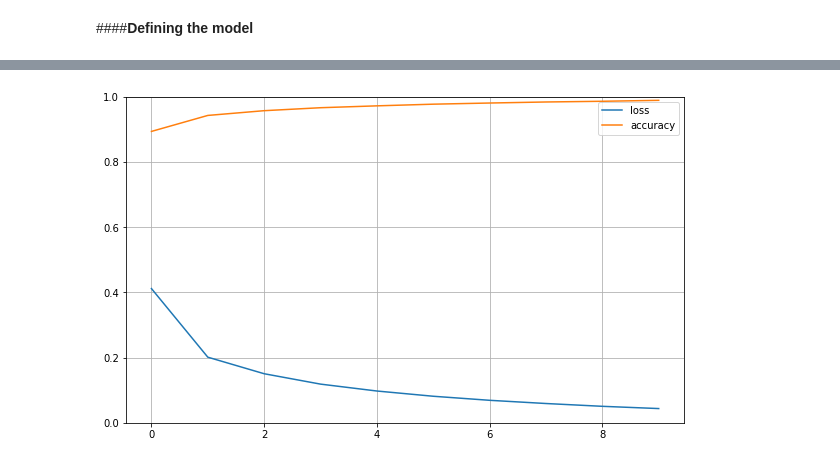
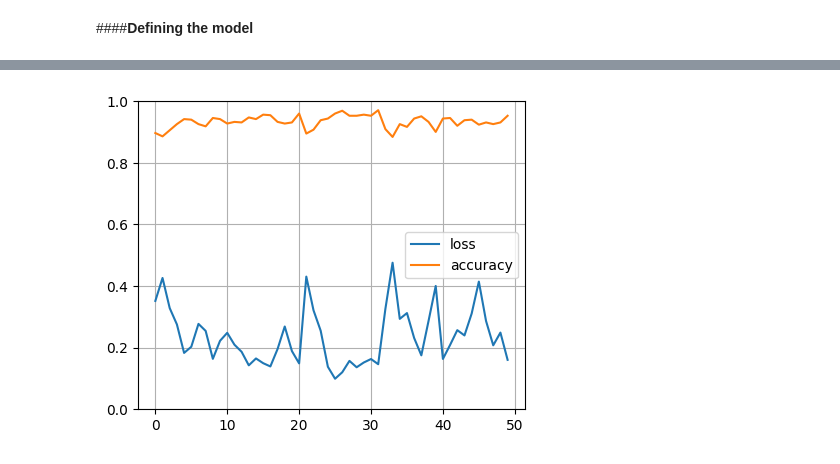
Before and after one commit to loujjj/Machine-Learning, a Jupyter notebook: PCT04_Tabor.ipynb, the cells around one changed output, grey strips where cells are left out. Saved outputs shown, nothing was run; the diff lists cells and outputs as text; code cells hidden in the pictures.

```diff
--- a/PCT04_Tabor.ipynb
+++ b/PCT04_Tabor.ipynb
@@ -120,3 +184,5 @@ We want to convert the each of the 28 x 28 image array to a 1 x 784 array. Each
 # %%
-X_train_flat = X_train.reshape(len(X_train),28*28)
-X_test_flat = X_test.reshape(len(X_test),28*28)
+X_train_flat = X_train.reshape(len(X_train),28,28,3)
+X_test_flat = X_test.reshape(len(X_test),28,28,3)
+print(X_train_flat.shape)
+print(X_test_flat.shape)
@@ -139,3 +204,18 @@ model = Sequential([
+# %%
+model = tf.keras.models.Sequential([
+    tf.keras.layers.Conv2D(64, (3,3), activation='relu', input_shape=(28,28,3)),
+    tf.keras.layers.MaxPooling2D(2,2),
+    # tf.keras.layers.Conv2D(64, (3,3), activation='relu'),
+    # tf.keras.layers.MaxPooling2D(2,2),
+    # tf.keras.layers.Conv2D(128, (3,3), activation='relu'),
+    # tf.keras.layers.MaxPooling2D(2,2),
+    # tf.keras.layers.Conv2D(128, (3,3), activation='relu'),
+    # tf.keras.layers.MaxPooling2D(2,2),
+    tf.keras.layers.Flatten(),
+    tf.keras.layers.Dropout(0.5),
+    tf.keras.layers.Dense(512, activation='relu'),
+    tf.keras.layers.Dense(10, activation='softmax')
+])
 # %%
 model.summary()
 # %% [output]
@@ -157,5 +239,5 @@ _________________________________________________________________
 # %%
-model.compile(optimizer = 'adam',
+model.compile(keras.optimizers.Adam(learning_rate=0.01),
               loss = tf.keras.losses.SparseCategoricalCrossentropy(),
               # loss = 'sparse_categorical_crossentropy',
               metrics=['accuracy'])
@@ -164,3 +244,3 @@ model.compile(optimizer = 'adam',
 # %%
-history = model.fit(X_train_flat, y_train, epochs=10, verbose=1)
+history = model.fit(X_train_flat, s_name, epochs=50, verbose=1)
 # %% [output]
@@ -194,10 +269,10 @@ model.evaluate(X_test_flat, y_test)
 # %%
-pd.DataFrame(history.history).plot(figsize=(10,6))
+pd.DataFrame(history.history).plot(figsize=(5,4))
 plt.grid(True)
 plt.gca().set_ylim(0,1)
 plt.show()
 # %% [output]
-[figure, old version]
+[figure, new version]
 # %%
 prediction = model.predict(X_test_flat)
 print(prediction)
```
Also changed, not shown: parts of 57 cells of this notebook.
